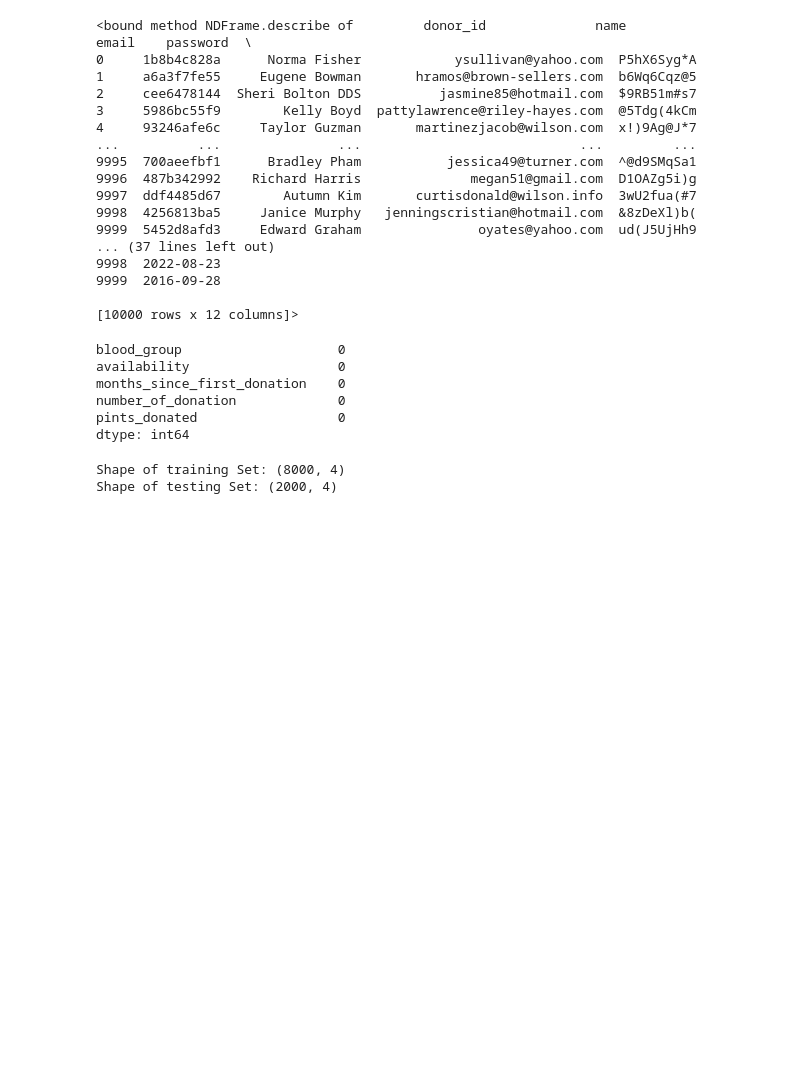
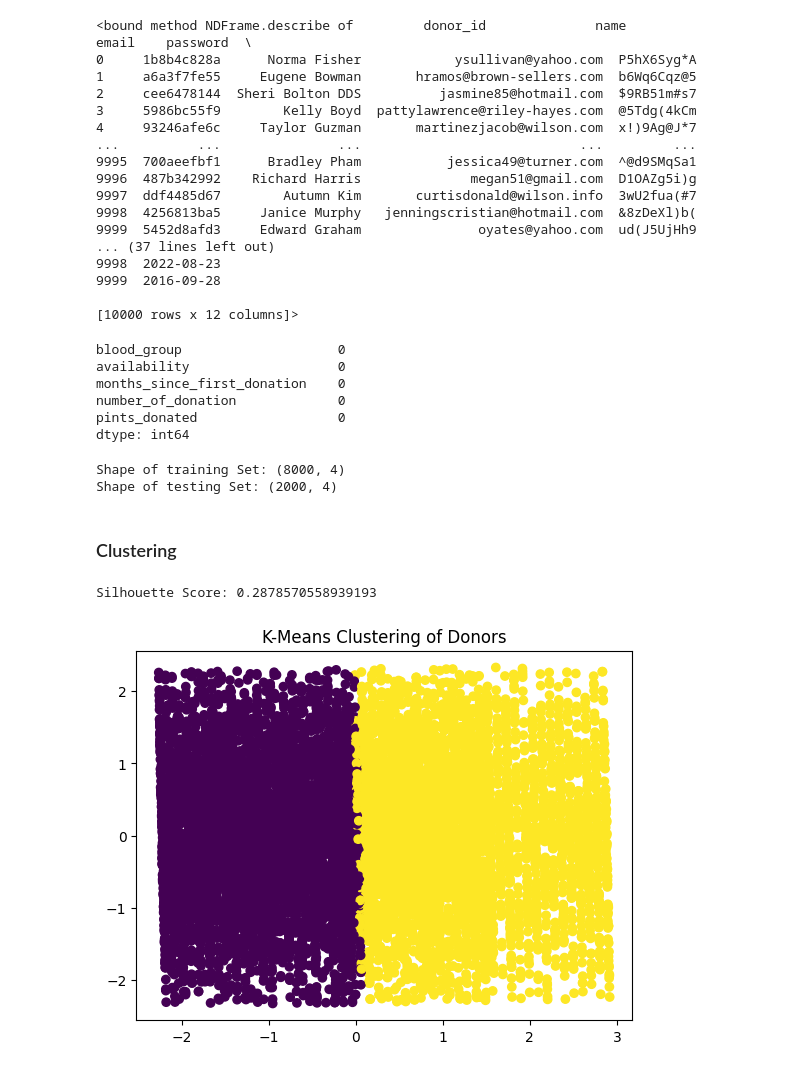
Before and after one commit to Faghaee2000/Machine-Learning-Approaches-for-Predicting-Blood-Donor-Availability, a Jupyter notebook: blood_donor.ipynb, the cells around one changed output. Cells and saved outputs as stored; diff of their text form; code cells hidden in the pictures; blank space fills up the shorter version.

Commit message:
clustering

```diff
--- a/blood_donor.ipynb
+++ b/blood_donor.ipynb
@@ -66,3 +66,5 @@ print("Shape of testing Set:", X_test.shape)
 # %% [output]
 Shape of training Set: (8000, 4)
 Shape of testing Set: (2000, 4)
+# %% [markdown]
+### Clustering
@@ -68,0 +74,20 @@ Shape of testing Set: (2000, 4)
+# %%
+kmeans=KMeans(n_clusters=2, random_state=42)
+clusters=kmeans.fit_predict(X_scaled)
+# %%
+score = silhouette_score(X_scaled, clusters)
+print("Silhouette Score:", score)
+# %% [output]
+Silhouette Score: 0.2878570558939193
+# %%
+import matplotlib.pyplot as plt
+from sklearn.decomposition import PCA
+
+pca = PCA(n_components=2)
+X_pca = pca.fit_transform(X_scaled)
+
+plt.scatter(X_pca[:,0], X_pca[:,1], c=clusters, cmap='viridis')
+plt.title("K-Means Clustering of Donors")
+plt.show()
+# %% [output]
+[figure, added]
```
Also changed, not shown: parts of 1 cell of this notebook.
